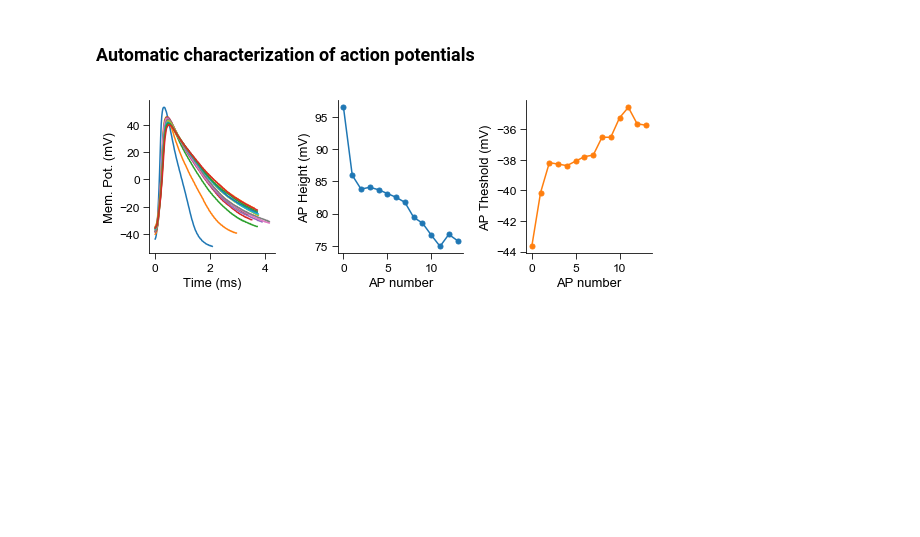
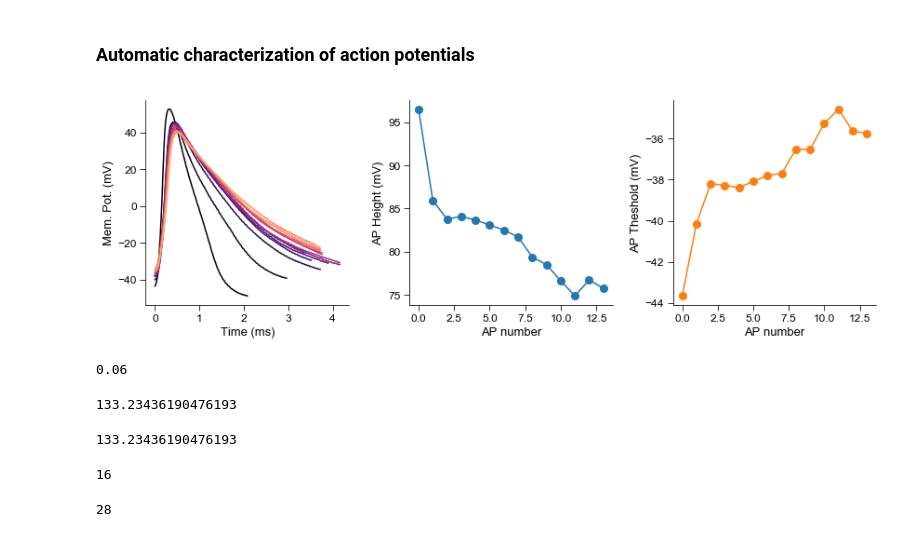
Before and after one commit to pspratt/pyibt, a Jupyter notebook: docs/examples/pyibt_demo.ipynb, the cells around one changed output. Drawn from its saved outputs; the diff is of its cells as text; code cells hidden in the pictures; blank space fills up the shorter version.

```diff
--- a/docs/examples/pyibt_demo.ipynb
+++ b/docs/examples/pyibt_demo.ipynb
@@ -91,7 +92,7 @@ plt.savefig('example_plots/all_sweeps.png')
 ### Get creative
 # %%
 sweeps = ibt.sweeps[9:25]
-cm = plt.get_cmap("winter")
+cm = plt.get_cmap(" v")
 colors = [cm(i/len(sweeps)) for i, x in enumerate(sweeps)]
 
 plt.figure(figsize=(12, 8))
@@ -133,28 +134,53 @@ plt.show()
 # %%
 sweep = ibt.sweeps[25]
 spikes = sweep.spike_properties()
 
 spike_num = [x for x in range(len(spikes))]
 spike_height = [spike['height'] for spike in spikes]
 spike_thresh = [spike['thresh'] for spike in spikes]
 
-fig = plt.figure(figsize=(8, 3))
+fig = plt.figure(figsize=(12, 4))
+cm=plt.cm.magma
+colors = [cm(i/len(sweeps)) for i, x in enumerate(sweeps)]
+
 ax1 = fig.add_subplot(131)
-for spike in spikes:
-    ax1.plot(spike['time'] * 1000, spike['Vm'])
+for i, spike in enumerate(spikes):
+    ax1.plot(spike['time'] * 1000, spike['Vm'], color=colors[i])
 ax1.set_ylabel('Mem. Pot. (mV)')
 ax1.set_xlabel('Time (ms)')
 
 ax2 = fig.add_subplot(132)
-ax2.plot(spike_num,spike_height, '-o', markersize=5)
+ax2.plot(spike_num,spike_height, '-o', markersize=8)
 ax2.set_ylabel('AP Height (mV)')
 ax2.set_xlabel('AP number')
 
 ax3 = fig.add_subplot(133)
-ax3.plot(spike_num,spike_thresh, '-o', markersize=5, color='tab:orange')
+ax3.plot(spike_num,spike_thresh, '-o', markersize=8, color='tab:orange')
 ax3.set_ylabel('AP Theshold (mV)')
 ax3.set_xlabel('AP number')
 plt.tight_layout()
 plt.savefig('example_plots/AP_char.png')
 # %% [output]
-[figure, old version]
+[figure, new version]
+# %%
+spikes = sweep.spike_properties()
+len(spikes[0]['Vm'])
+spikes[0]['start_time']
+# %% [output]
+0.06
+# %%
+sweeps[9].Rin_from_command(4)
+# %% [output]
+133.23436190476193
+# %%
+sweeps[9].Rin_from_command(4)
+# %% [output]
+133.23436190476193
+# %%
+len(sweeps)
+# %% [output]
+16
+# %%
+len(ibt.sweeps)
+# %% [output]
+28
```
Also changed, not shown: parts of 1 cell of this notebook, 2 other files.
